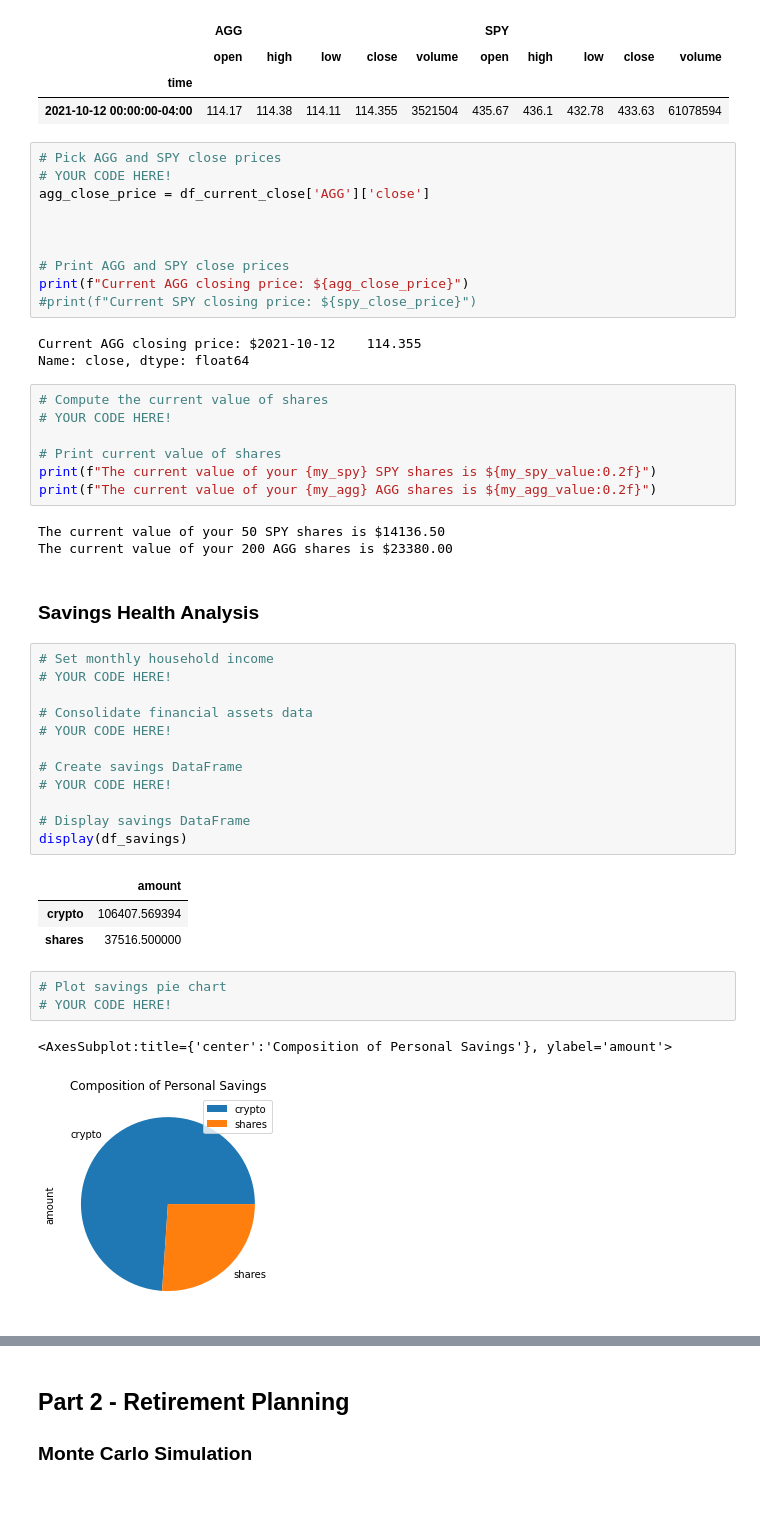
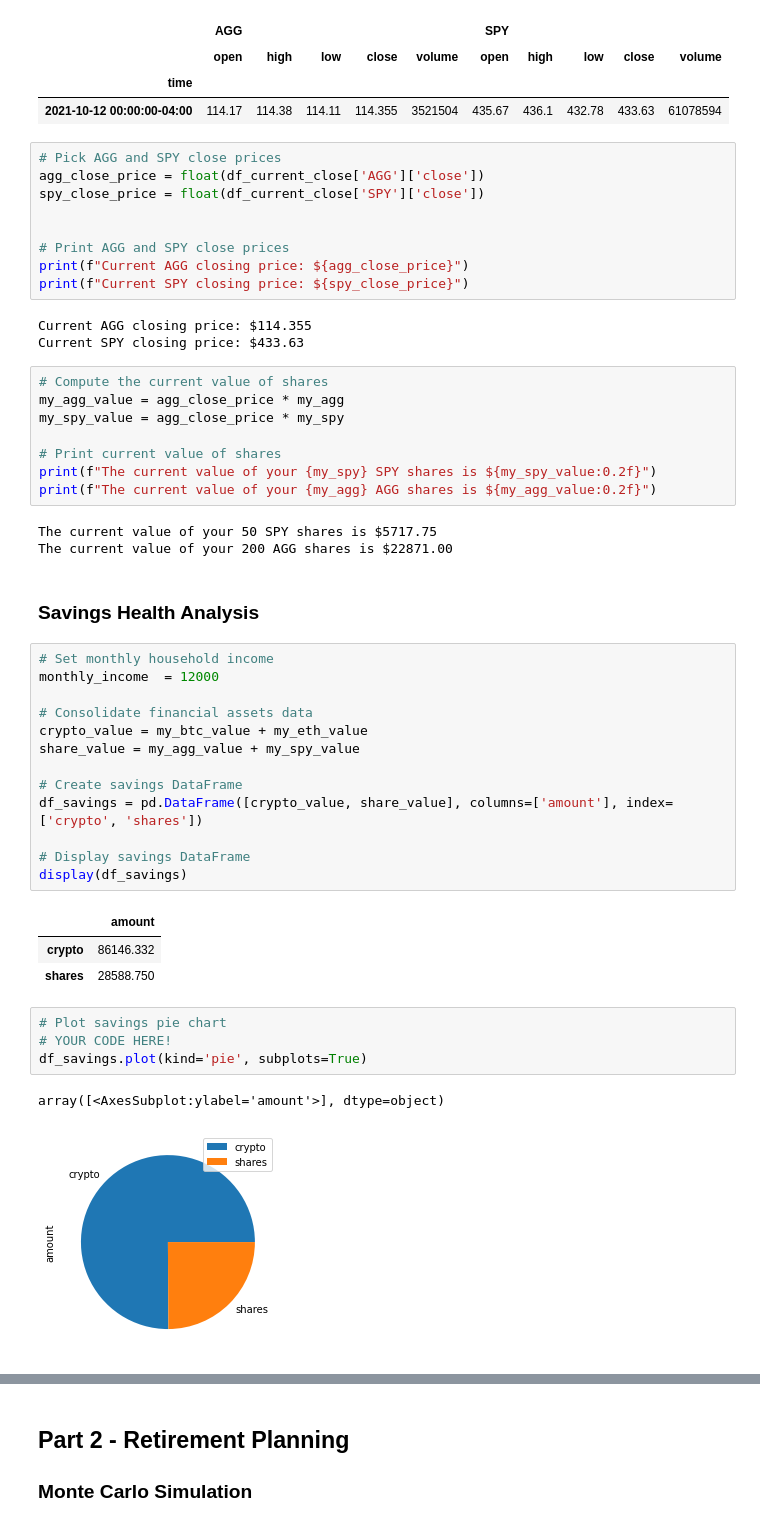
Before and after one commit to ServontiusT/API-Homework, a Jupyter notebook: Starter_Code/financial-planner.ipynb, the cells around one changed output, grey strips where cells are left out. Cells and saved outputs as stored; diff of their text form; blank space fills up the shorter version.

```diff
--- a/Starter_Code/financial-planner.ipynb
+++ b/Starter_Code/financial-planner.ipynb
@@ -90,51 +90,53 @@ df_current_close.head()
 | 2021-10-12 00:00:00-04:00 | 114.17 | 114.38 | 114.11 | 114.355 | 3521504 | 435.67 | 436.1 | 432.78 | 433.63 | 61078594 |
 # %%
 # Pick AGG and SPY close prices
-# YOUR CODE HERE!
-agg_close_price = df_current_close['AGG']['close']
-
+agg_close_price = float(df_current_close['AGG']['close'])
+spy_close_price = float(df_current_close['SPY']['close'])
 
 
 # Print AGG and SPY close prices
 print(f"Current AGG closing price: ${agg_close_price}")
-#print(f"Current SPY closing price: ${spy_close_price}")
+print(f"Current SPY closing price: ${spy_close_price}")
 # %% [output]
-Current AGG closing price: $2021-10-12    114.355
-Name: close, dtype: float64
+Current AGG closing price: $114.355
+Current SPY closing price: $433.63
 # %%
 # Compute the current value of shares
-# YOUR CODE HERE!
+my_agg_value = agg_close_price * my_agg
+my_spy_value = agg_close_price * my_spy
 
 # Print current value of shares
 print(f"The current value of your {my_spy} SPY shares is ${my_spy_value:0.2f}")
 print(f"The current value of your {my_agg} AGG shares is ${my_agg_value:0.2f}")
 # %% [output]
-The current value of your 50 SPY shares is $14136.50
-The current value of your 200 AGG shares is $23380.00
+The current value of your 50 SPY shares is $5717.75
+The current value of your 200 AGG shares is $22871.00
 # %% [markdown]
 ### Savings Health Analysis
 # %%
 # Set monthly household income
-# YOUR CODE HERE!
+monthly_income  = 12000
 
 # Consolidate financial assets data
-# YOUR CODE HERE!
+crypto_value = my_btc_value + my_eth_value
+share_value = my_agg_value + my_spy_value
 
 # Create savings DataFrame
-# YOUR CODE HERE!
+df_savings = pd.DataFrame([crypto_value, share_value], columns=['amount'], index=['crypto', 'shares'])
 
 # Display savings DataFrame
 display(df_savings)
 # %% [output]
 |  | amount |
-| crypto | 106407.569394 |
-| shares | 37516.500000 |
+| crypto | 86146.332 |
+| shares | 28588.750 |
 # %%
 # Plot savings pie chart
 # YOUR CODE HERE!
+df_savings.plot(kind='pie', subplots=True)
 # %% [output]
-<AxesSubplot:title={'center':'Composition of Personal Savings'}, ylabel='amount'>
+array([<AxesSubplot:ylabel='amount'>], dtype=object)
-[figure, old version]
+[figure, new version]
 # %%
 # Set ideal emergency fund
 emergency_fund = monthly_income * 3
```
Also changed, not shown: parts of 10 cells of this notebook.
